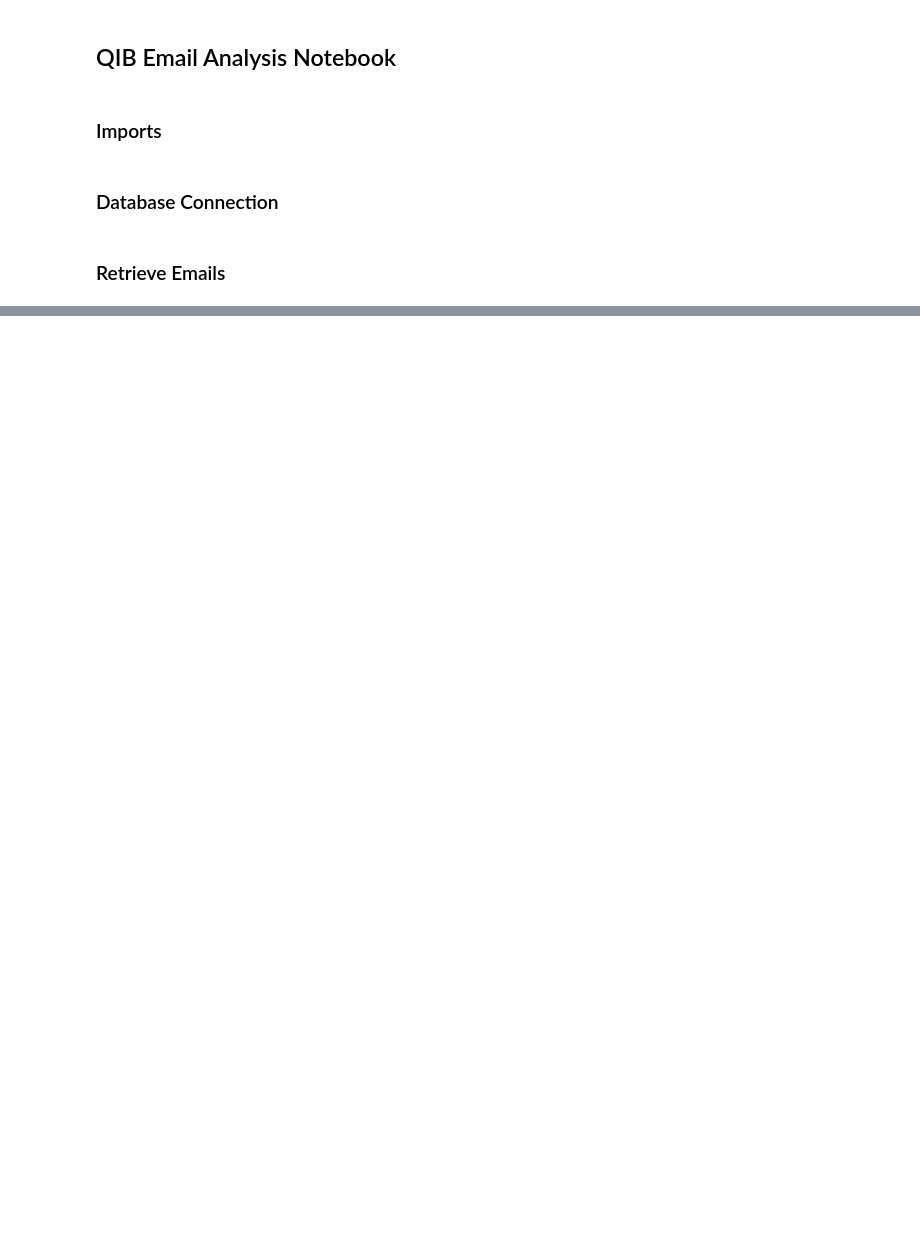
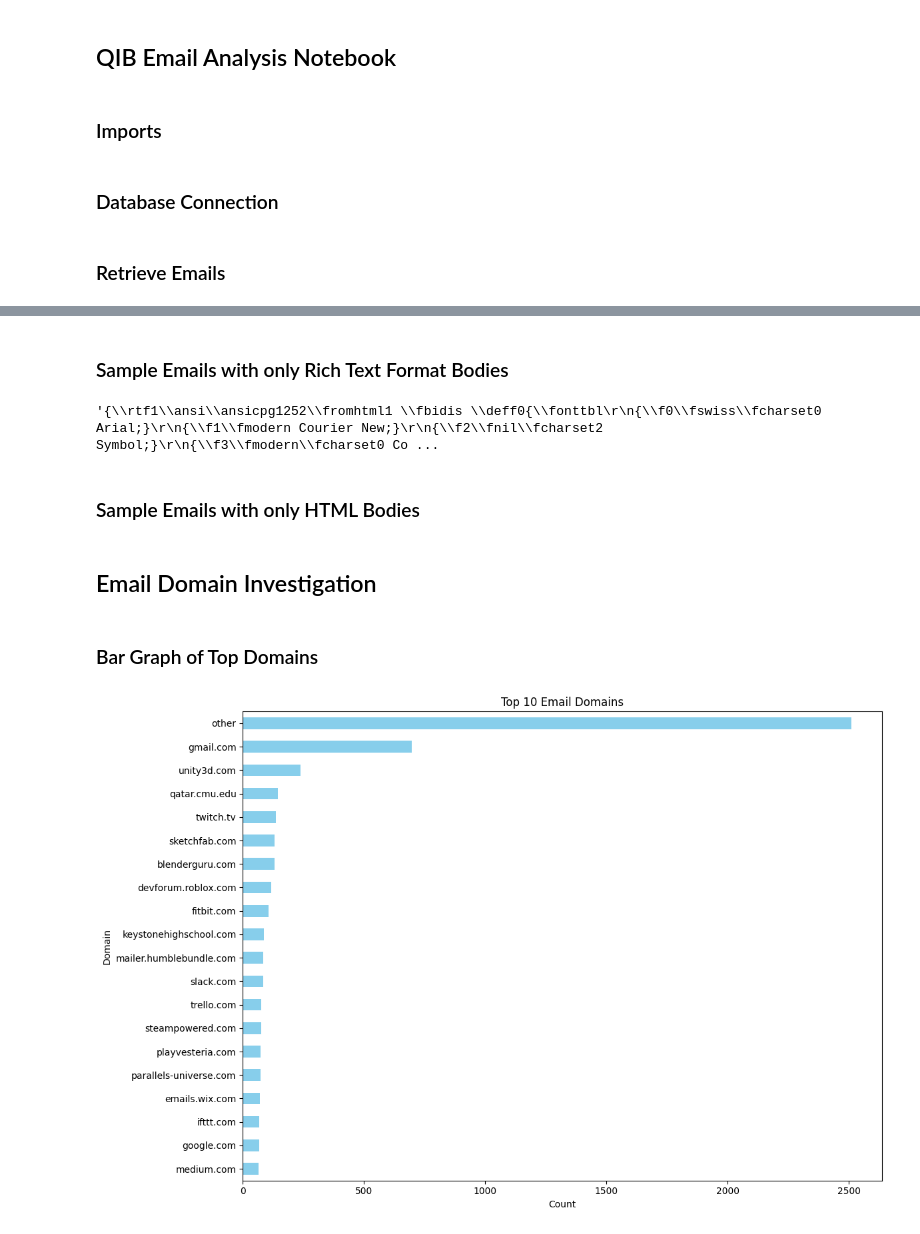
Before and after one commit to belalmn/qib_email_analysis, a Jupyter notebook: email_analysis.ipynb, the cells around one changed output, grey strips where cells are left out. Saved outputs shown, nothing was run; the diff lists cells and outputs as text; code cells hidden in the pictures; blank space fills up the shorter version.

```diff
--- a/email_analysis.ipynb
+++ b/email_analysis.ipynb
@@ -21,0 +123,9 @@ KeyboardInterrupt:
+# %% [markdown]
+### Sample Emails with only Rich Text Format Bodies
+# %%
+rich_text_body_values = messages[messages["rich_text_body"].notna()]["rich_text_body"]
+rich_text_body_values.sample().item()
+# %% [output]
+'{\\rtf1\\ansi\\ansicpg1252\\fromhtml1 \\fbidis \\deff0{\\fonttbl\r\n{\\f0\\fswiss\\fcharset0 Arial;}\r\n{\\f1\\fmodern Courier New;}\r\n{\\f2\\fnil\\fcharset2 Symbol;}\r\n{\\f3\\fmodern\\fcharset0 Co ...
+# %% [markdown]
+### Sample Emails with only HTML Bodies
@@ -21,0 +135,20 @@ KeyboardInterrupt:
+# %% [markdown]
+## Email Domain Investigation
+# %% [markdown]
+### Bar Graph of Top Domains
+# %%
+domain_counts = messages['domain'].value_counts()
+top_domains = domain_counts.nlargest(19)
+other_count = domain_counts[~domain_counts.index.isin(top_domains.index)].sum()
+top_10_domains = pd.concat([top_domains, pd.Series({'other': other_count})])
+
+plt.figure(figsize=(12, 8))
+top_10_domains.sort_values().plot(kind='barh', color='skyblue')
+plt.title('Top 10 Email Domains')
+plt.xlabel('Count')
+plt.ylabel('Domain')
+plt.tight_layout()
+
+plt.show()
+# %% [output]
+[figure, added]
```
Also changed, not shown: parts of 17 cells of this notebook, 1 other file.
